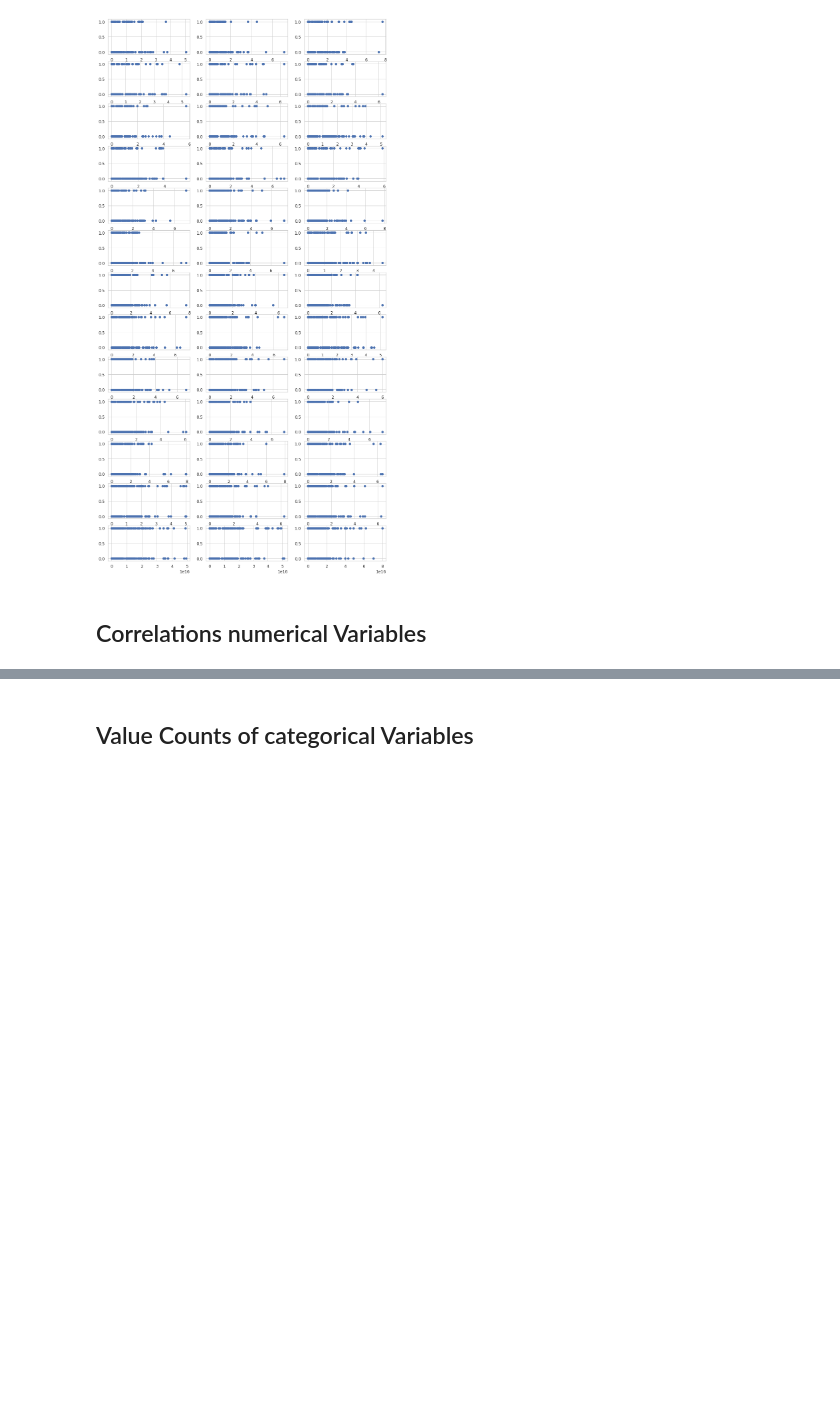
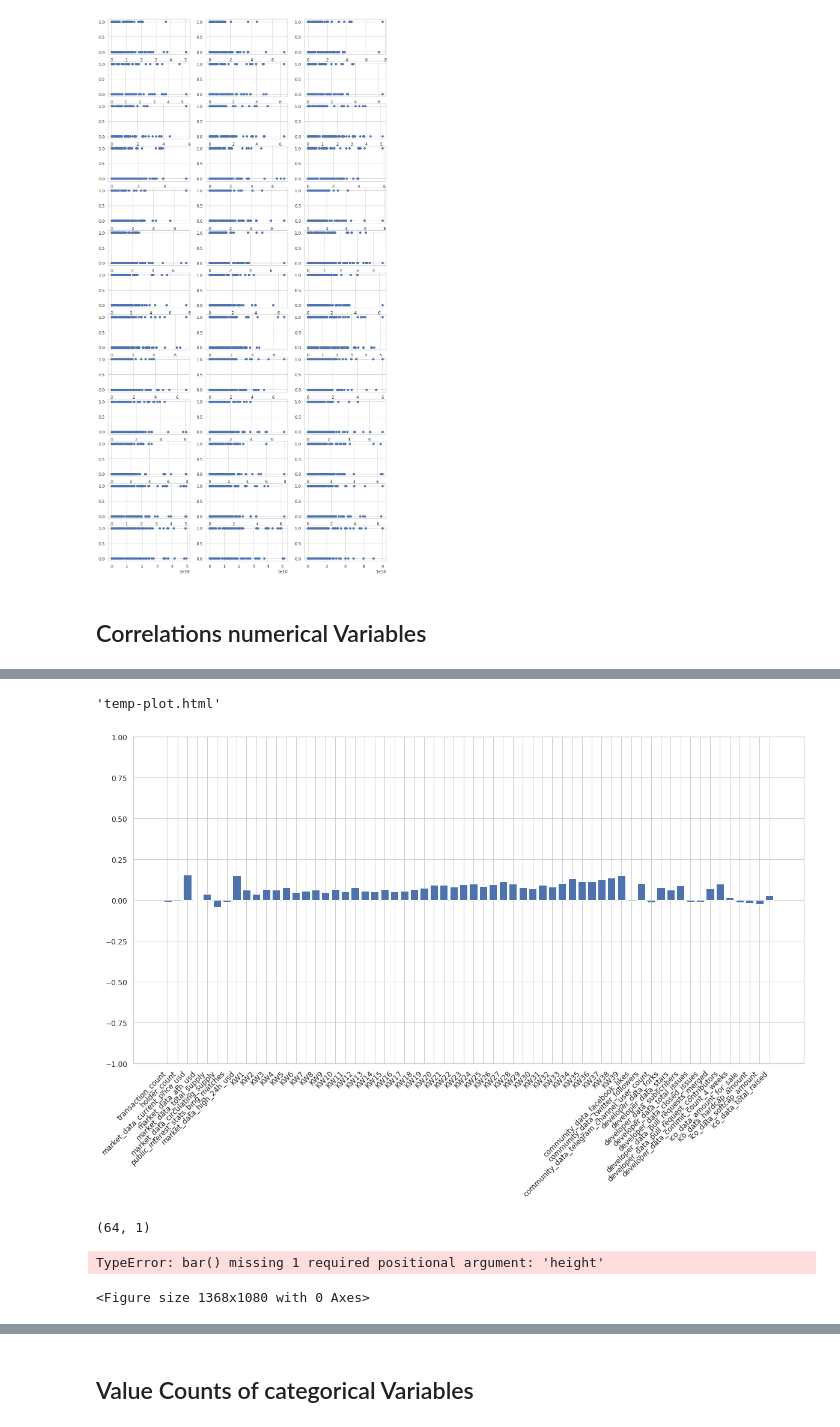
Before and after one commit to AlessandroVol23/predict_ico_success_lmu, a Jupyter notebook: notebooks/2.0_AV_data_visualization.ipynb, the cells around one changed output, grey strips where cells are left out. Drawn from its saved outputs; the diff is of its cells as text; code cells hidden in the pictures; blank space fills up the shorter version.

Commit message:
data viz updates / new feature set

```diff
--- a/notebooks/2.0_AV_data_visualization.ipynb
+++ b/notebooks/2.0_AV_data_visualization.ipynb
@@ -169,0 +190,5 @@ data = df.loc[:, _numerical_features + ['success']]
+# %%
+data = pd.DataFrame(data.loc[:, 'success'])
+# %%
+data = data.iloc[:-1]
+data
@@ -179,0 +243,5 @@ plt.title('Correlation Matrix', fontsize=16);
+# %%
+data = pd.DataFrame(data.loc[:, 'success'])
+# %%
+data = data.iloc[:-1]
+data
@@ -179,0 +291,25 @@ plt.title('Correlation Matrix', fontsize=16);
+# %%
+plotly.offline.plot(fig, image='png')
+# %% [output]
+'temp-plot.html'
+# %%
+fig, ax = plt.subplots(figsize=(20,10))
+
+ax.bar(data.index, data.success);
+ax.set_xticklabels(data.index, rotation = 45, ha="right");
+ax.set_ylim(bottom=-1, top=1);
+fig.save
+# %% [output]
+[figure, added]
+# %%
+data.shape
+# %% [output]
+(64, 1)
+# %%
+f = plt.figure(figsize=(19, 15))
+plt.bar(data)
+plt.xticks(range(data.shape[1]), data.columns, fontsize=14, rotation=45);
+plt.yticks(range(data.shape[0]), data.index, fontsize=14);
+# %% [output]
+TypeError: bar() missing 1 required positional argument: 'height'
+<Figure size 1368x1080 with 0 Axes>
```
Also changed, not shown: parts of 28 cells of this notebook, 3 other files.
